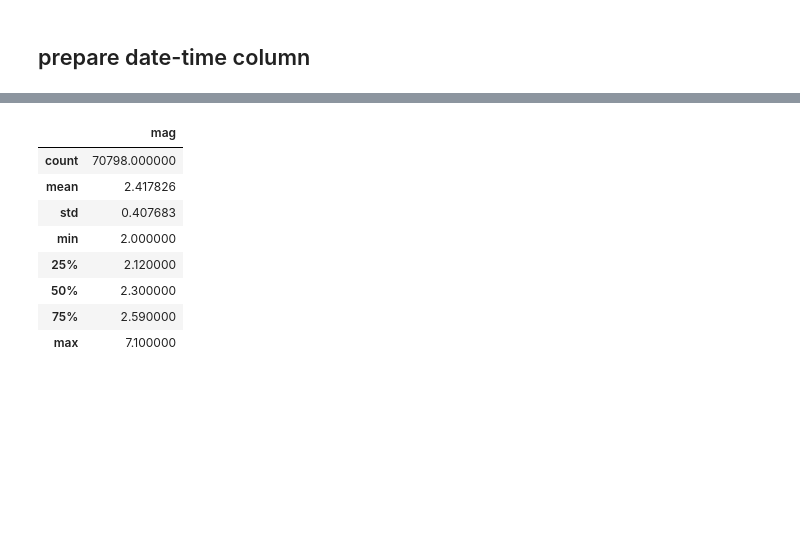
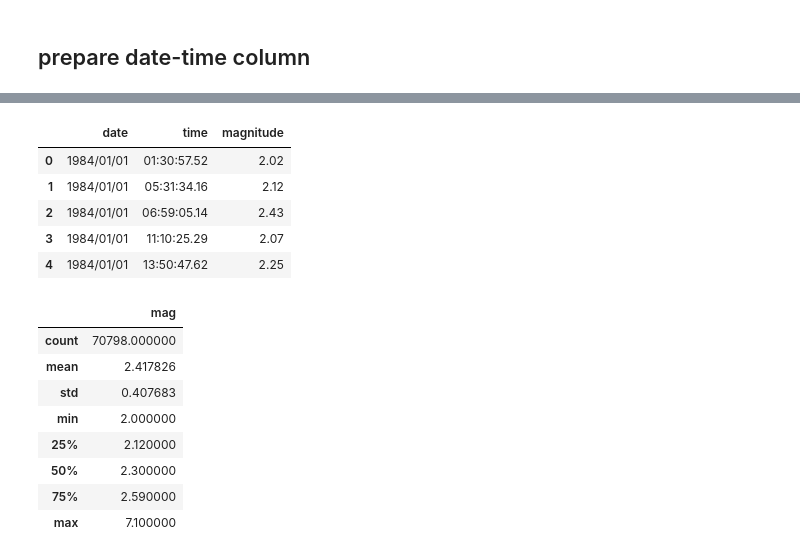
Before and after one commit to massimocipressi/MLPNS_MCipressi, a Jupyter notebook: NHRT/KS_earthquakes.ipynb, the cells around one changed output, grey strips where cells are left out. Drawn from its saved outputs; the diff is of its cells as text; code cells hidden in the pictures; blank space fills up the shorter version.

```diff
--- a/NHRT/KS_earthquakes.ipynb
+++ b/NHRT/KS_earthquakes.ipynb
@@ -120,3 +121,13 @@ eqdata.head()
+# %%
+eqdata = eqs[["date","time","magnitude"]]
+eqdata.head()
+# %% [output]
+|  | date | time | magnitude |
+| 0 | 1984/01/01 | 01:30:57.52 | 2.02 |
+| 1 | 1984/01/01 | 05:31:34.16 | 2.12 |
+| 2 | 1984/01/01 | 06:59:05.14 | 2.43 |
+| 3 | 1984/01/01 | 11:10:25.29 | 2.07 |
+| 4 | 1984/01/01 | 13:50:47.62 | 2.25 |
 # %%
 eqdata.describe()
 # %% [output]
```
Also changed, not shown: parts of 7 cells of this notebook.
